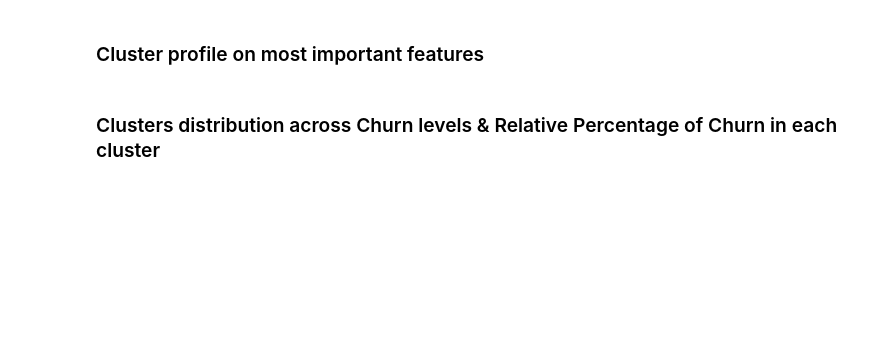
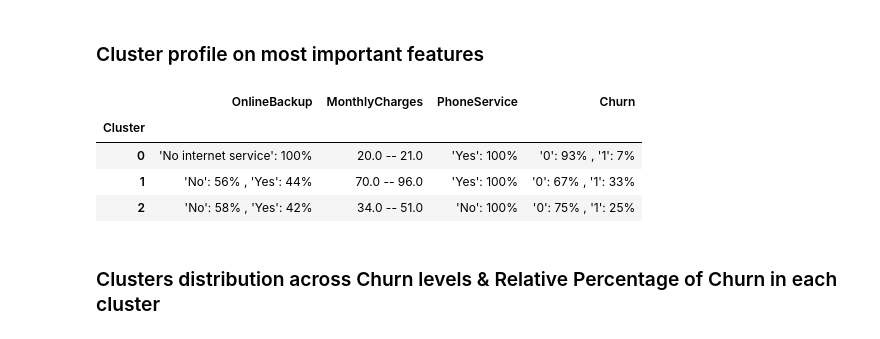
Before and after one commit to Code-Institute-Solutions/churnometer, a Jupyter notebook: jupyter_notebooks/07 - Modeling and Evaluation - Cluster Sklearn.ipynb, the cells around one changed output. Saved outputs shown, nothing was run; the diff lists cells and outputs as text; code cells hidden in the pictures; blank space fills up the shorter version.

```diff
--- a/jupyter_notebooks/07 - Modeling and Evaluation - Cluster Sklearn.ipynb
+++ b/jupyter_notebooks/07 - Modeling and Evaluation - Cluster Sklearn.ipynb
@@ -799,9 +811,21 @@ print(X_train.shape, X_test.shape)
 Rewrite pipeline to explain clusters
 # %%
 def PipelineClf2ExplainClusters():
-   pipe = PipelineDataCleaningFeatEngFeatScaling()
-   # we don't consdier feature selection step, since we know which features to consider
-   pipe.steps.append(["model",GradientBoostingClassifier(random_state=0)])
-   return pipe
+  pipeline_base = Pipeline([
+
+    ("OrdinalCategoricalEncoder",OrdinalEncoder(encoding_method='arbitrary',
+                                              variables = ['OnlineBackup', 'PhoneService'] ) ),
+
+    # it doesn't need SmartCorrelation
+
+    ("scaler", StandardScaler()  ),
+
+    # we don't consdier feature selection step, since we know which features to consider
+
+    ("model", GradientBoostingClassifier(random_state=0) ),
+
+  ])
+  return pipeline_base
+
 
 PipelineClf2ExplainClusters()
@@ -862,8 +932,14 @@ df_churn.head(3)
 ### Cluster profile on most important features
 # %%
 pd.set_option('display.max_colwidth', None)
-clusters_profile = DescriptionAllClusters(pd.concat([df_cluster_profile,df_churn], axis=1))
+clusters_profile = DescriptionAllClusters(df= pd.concat([df_cluster_profile,df_churn], axis=1), decimal_points=0)
 clusters_profile
+# %% [output]
+|  | OnlineBackup | MonthlyCharges | PhoneService | Churn |
+| Cluster |  |  |  |  |
+| 0 | 'No internet service': 100% | 20.0 -- 21.0 | 'Yes': 100% | '0': 93% , '1': 7% |
+| 1 | 'No': 56% , 'Yes': 44% | 70.0 -- 96.0 | 'Yes': 100% | '0': 67% , '1': 33% |
+| 2 | 'No': 58% , 'Yes': 42% | 34.0 -- 51.0 | 'No': 100% | '0': 75% , '1': 25% |
 # %% [markdown]
 ### Clusters distribution across Churn levels & Relative Percentage of Churn in each cluster
 # %%
```
Also changed, not shown: parts of 14 cells of this notebook.
